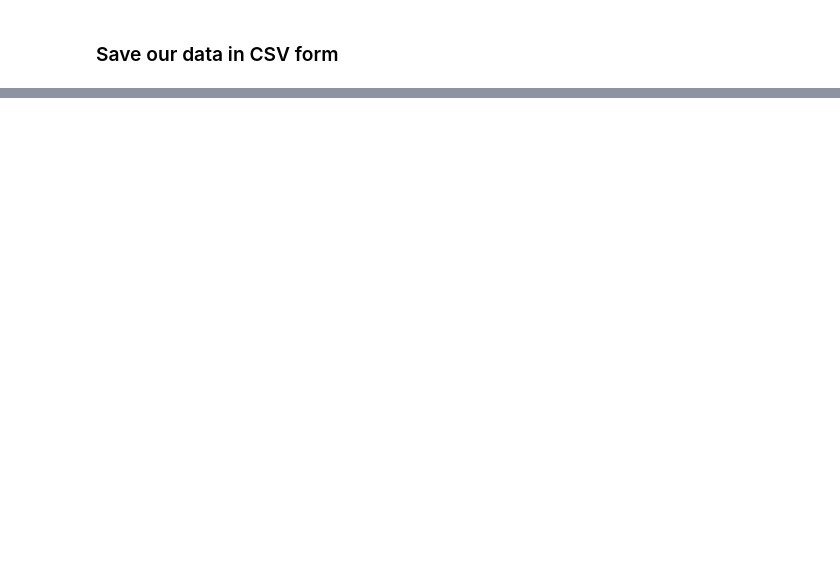
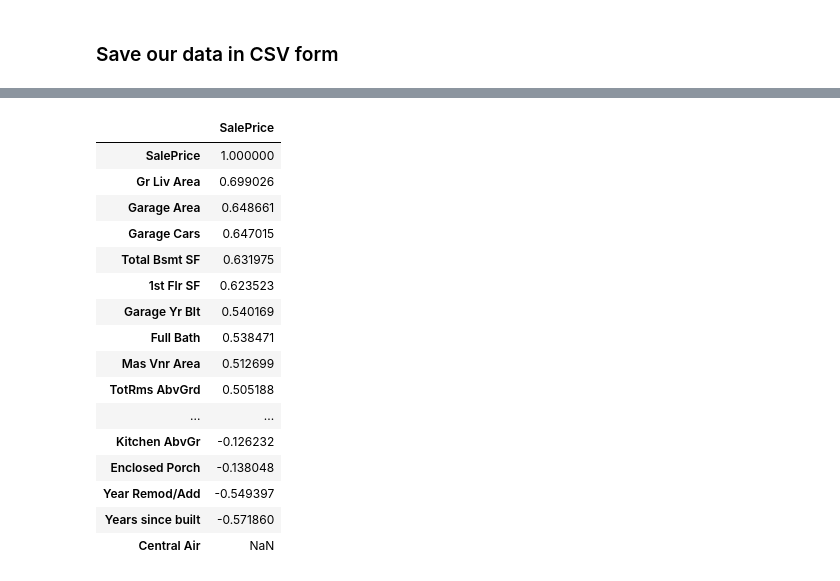
Before and after one commit to mikeminik/housing_prices_OLS_regression, a Jupyter notebook: code/01_Data Cleaning.ipynb, the cells around one changed output, grey strips where cells are left out. Cells and saved outputs as stored; diff of their text form; code cells hidden in the pictures; blank space fills up the shorter version.

```diff
--- a/code/01_Data Cleaning.ipynb
+++ b/code/01_Data Cleaning.ipynb
@@ -586,0 +601,20 @@ dtype: object
+# %%
+props.corr(numeric_only = True)[['SalePrice']].sort_values( by = 'SalePrice', ascending = False )
+# %% [output]
+|  | SalePrice |
+| SalePrice | 1.000000 |
+| Gr Liv Area | 0.699026 |
+| Garage Area | 0.648661 |
+| Garage Cars | 0.647015 |
+| Total Bsmt SF | 0.631975 |
+| 1st Flr SF | 0.623523 |
+| Garage Yr Blt | 0.540169 |
+| Full Bath | 0.538471 |
+| Mas Vnr Area | 0.512699 |
+| TotRms AbvGrd | 0.505188 |
+| ... | ... |
+| Kitchen AbvGr | -0.126232 |
+| Enclosed Porch | -0.138048 |
+| Year Remod/Add | -0.549397 |
+| Years since built | -0.571860 |
+| Central Air | NaN |
```
Also changed, not shown: parts of 20 cells of this notebook, 3 other files.
